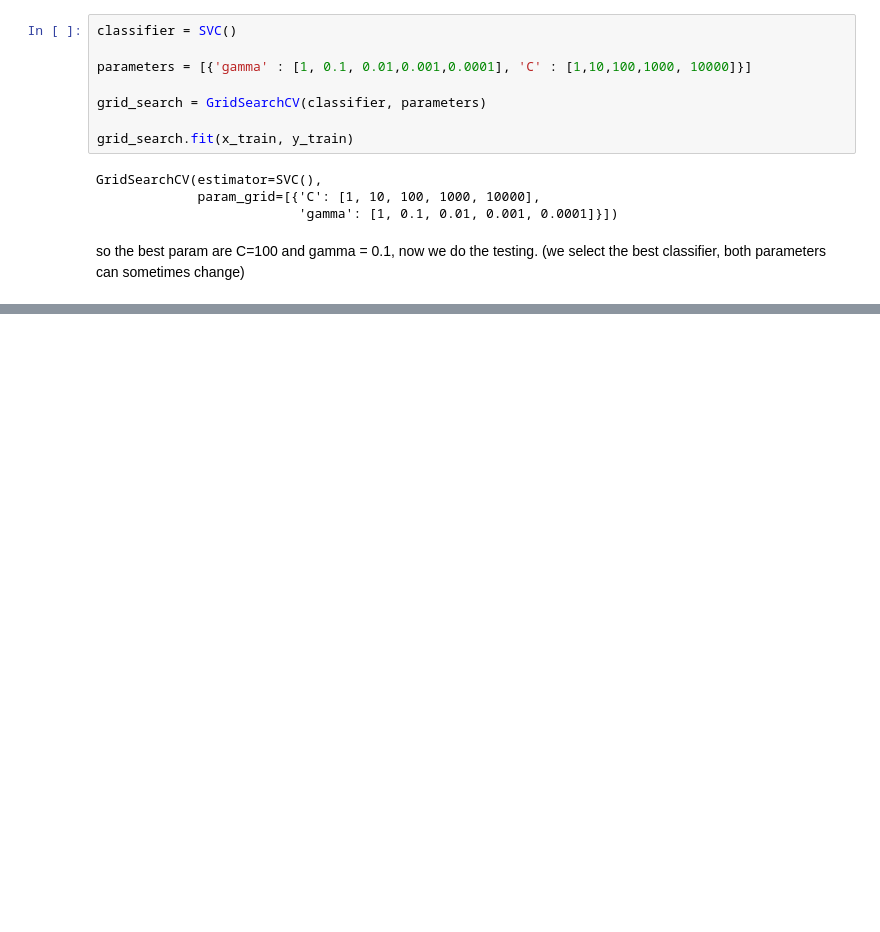
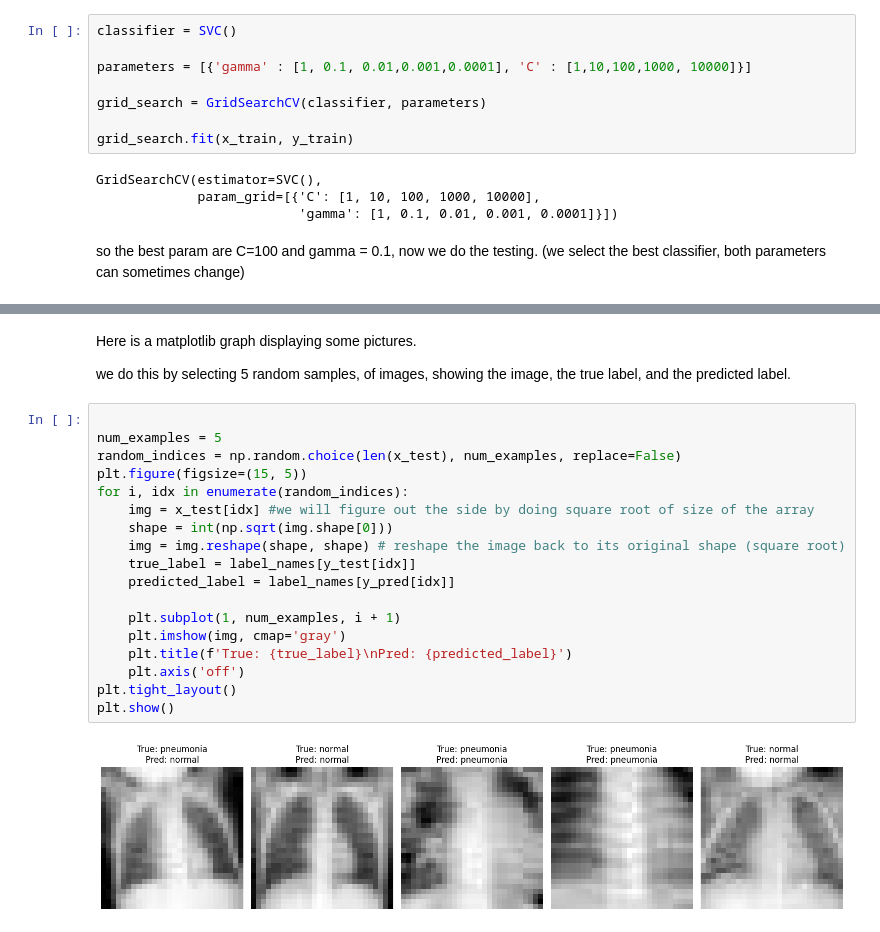
Before and after one commit to JadBghiel/PneumoSCAN, a Jupyter notebook: image_classification.ipynb, the cells around one changed output, grey strips where cells are left out. Drawn from its saved outputs; the diff is of its cells as text; blank space fills up the shorter version.

Commit message:
feat: matplotlib display

```diff
--- a/image_classification.ipynb
+++ b/image_classification.ipynb
@@ -138,0 +140,24 @@ print("{}% of samples were correctly classified.".format(accuracy * 100))
+# %% [markdown]
+Here is a matplotlib graph displaying some pictures.
+
+we  do this by selecting 5 random samples, of images, showing the image, the true label, and the predicted label.
+# %%
+
+num_examples = 5
+random_indices = np.random.choice(len(x_test), num_examples, replace=False)
+plt.figure(figsize=(15, 5))
+for i, idx in enumerate(random_indices):
+    img = x_test[idx] #we will figure out the side by doing square root of size of the array
+    shape = int(np.sqrt(img.shape[0]))
+    img = img.reshape(shape, shape) # reshape the image back to its original shape (square root)
+    true_label = label_names[y_test[idx]]
+    predicted_label = label_names[y_pred[idx]]
+
+    plt.subplot(1, num_examples, i + 1)
+    plt.imshow(img, cmap='gray')
+    plt.title(f'True: {true_label}\nPred: {predicted_label}')
+    plt.axis('off')
+plt.tight_layout()
+plt.show()
+# %% [output]
+[figure, added]
```
Also changed, not shown: parts of 3 cells of this notebook.
